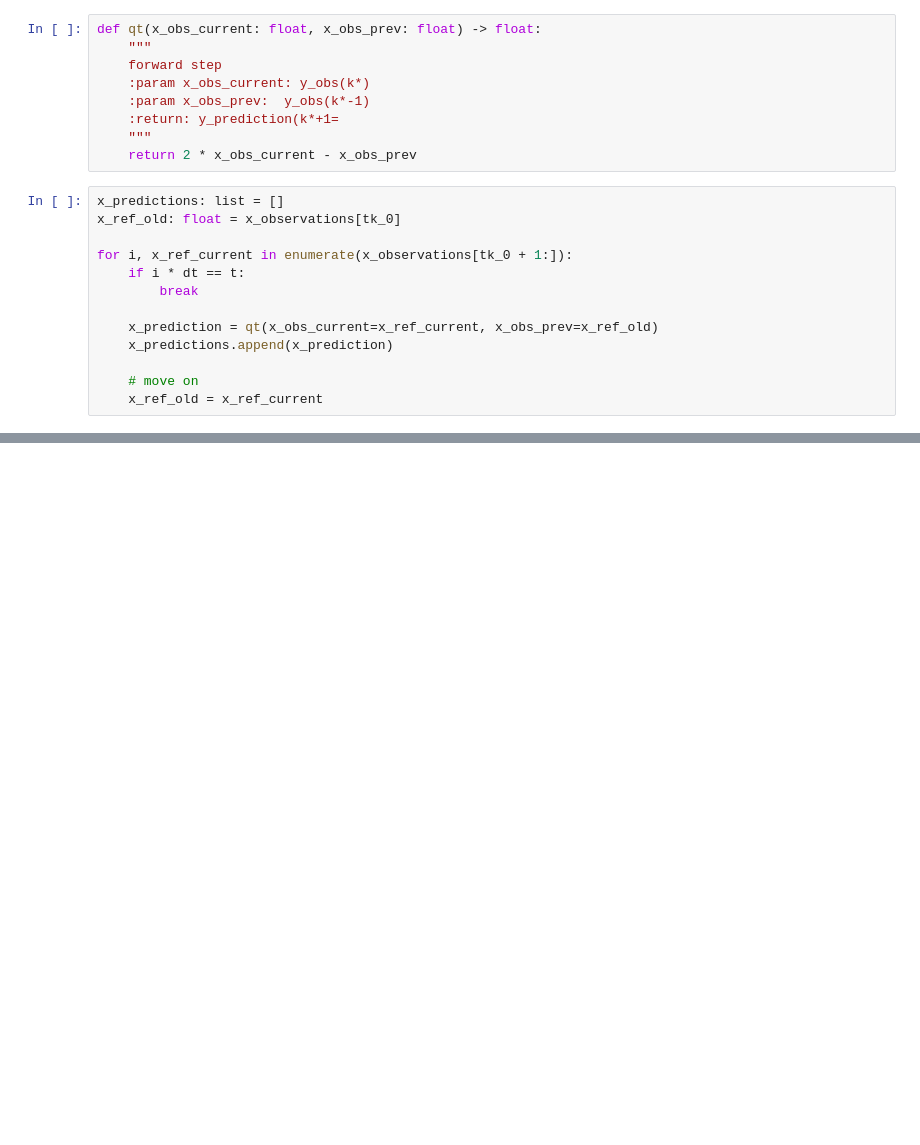
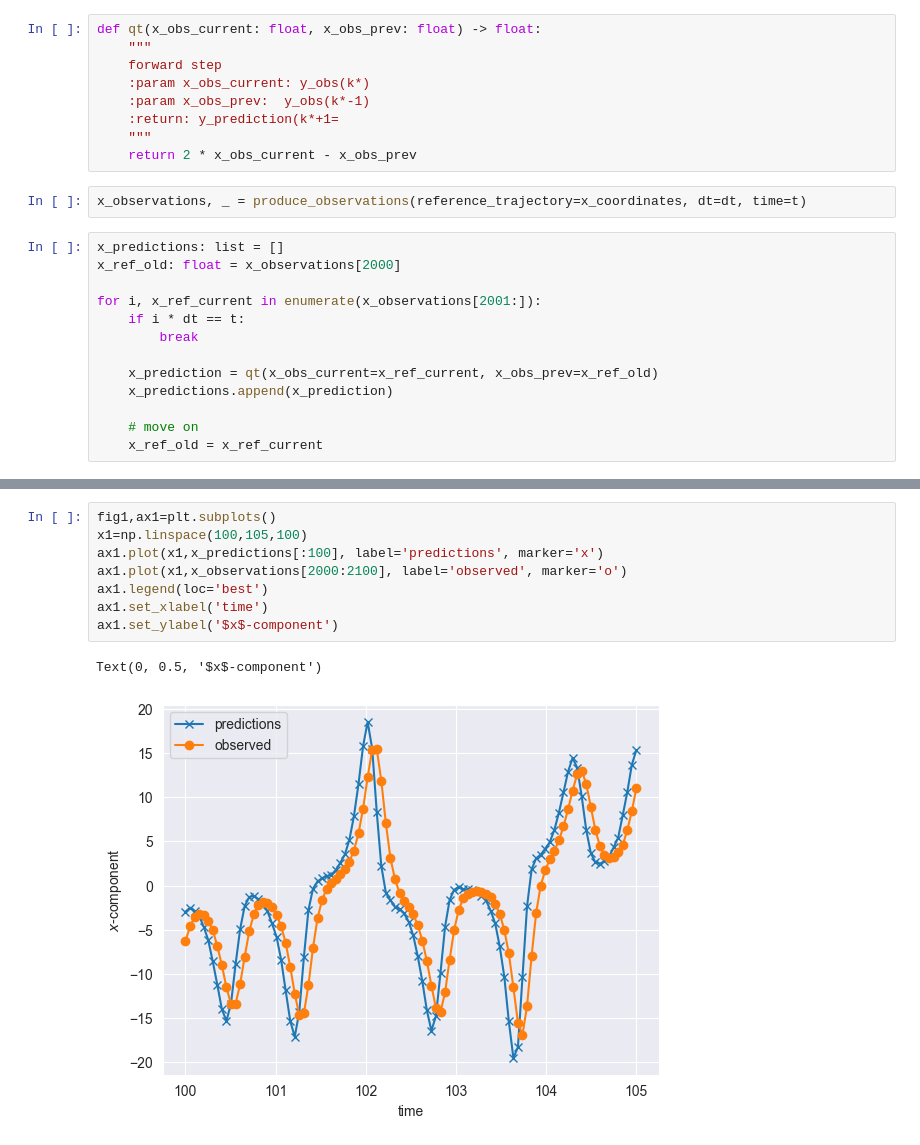
Before and after one commit to Yuvraj-Dhepe/uni_bayesian, a Jupyter notebook: Ex_2/nicolas_version.ipynb, the cells around one changed output, grey strips where cells are left out. Drawn from its saved outputs; the diff is of its cells as text; blank space fills up the shorter version.

```diff
--- a/Ex_2/nicolas_version.ipynb
+++ b/Ex_2/nicolas_version.ipynb
@@ -187,11 +187,13 @@ def qt(x_obs_current: float, x_obs_prev: float) -> float:
     :return: y_prediction(k*+1=
     """
     return 2 * x_obs_current - x_obs_prev
+# %%
+x_observations, _ = produce_observations(reference_trajectory=x_coordinates, dt=dt, time=t)
 # %%
 x_predictions: list = []
-x_ref_old: float = x_observations[tk_0]
+x_ref_old: float = x_observations[2000]
 
-for i, x_ref_current in enumerate(x_observations[tk_0 + 1:]):
+for i, x_ref_current in enumerate(x_observations[2001:]):
     if i * dt == t:
         break
 
@@ -211,0 +212,11 @@ len(x_predictions)
+# %%
+fig1,ax1=plt.subplots()
+x1=np.linspace(100,105,100)
+ax1.plot(x1,x_predictions[:100], label='predictions', marker='x')
+ax1.plot(x1,x_observations[2000:2100], label='observed', marker='o')
+ax1.legend(loc='best')
+ax1.set_xlabel('time')
+ax1.set_ylabel('$x$-component')
+# %% [output]
+Text(0, 0.5, '$x$-component')
+[figure, added]
```
Also changed, not shown: parts of 8 cells of this notebook.
